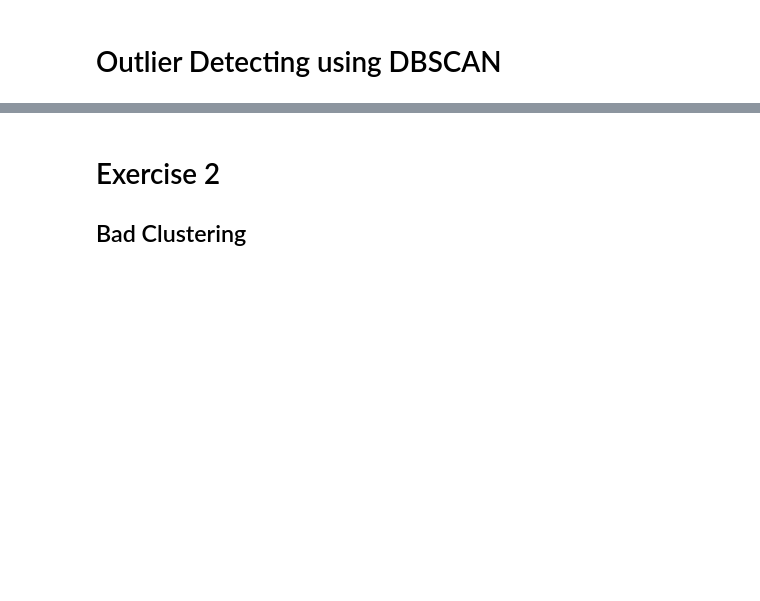
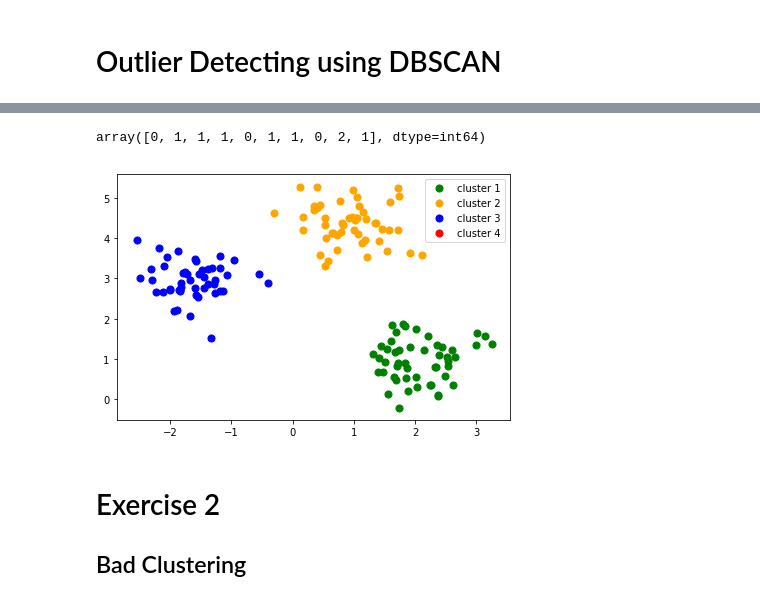
Before and after one commit to yejiiii/AI-Agent, a Jupyter notebook: Clustering/sklearn_Clustering_Exercise.ipynb, the cells around one changed output, grey strips where cells are left out. Drawn from its saved outputs; the diff is of its cells as text; code cells hidden in the pictures; blank space fills up the shorter version.

```diff
--- a/Clustering/sklearn_Clustering_Exercise.ipynb
+++ b/Clustering/sklearn_Clustering_Exercise.ipynb
@@ -210,3 +198,45 @@ plt.show()
+# %%
+db = DBSCAN(eps=0.7, min_samples=5,metric='euclidean')
+y_db = db.fit_predict(X)
+# %%
+y_db[:10]
+# %% [output]
+array([0, 1, 1, 1, 0, 1, 1, 0, 2, 1], dtype=int64)
+# %%
+plt.scatter(X[y_db == 0, 0],
+            X[y_db == 0, 1],
+            s=50,
+            c='green',
+            marker='o',
+            label='cluster 1')
+
+plt.scatter(X[y_db == 1, 0],
+            X[y_db == 1, 1],
+            s=50,
+            c='orange',
+            marker='o',
+            label='cluster 2')
+
+plt.scatter(X[y_db == 2, 0],
+            X[y_db == 2, 1],
+            s=50,
+            c='blue',
+            marker='o',
+            label='cluster 3')
+
+plt.scatter(X[y_db == 3, 0],
+            X[y_db == 3, 1],
+            s=50,
+            c='red',
+            marker='o',
+            label='cluster 4')
+
+plt.legend()
+plt.tight_layout()
+#plt.savefig('./figures/centroids.png', dpi=300)
+plt.show()
+# %% [output]
+[figure, added]
 # %% [markdown]
 # Exercise 2
 ## Bad Clustering
```
Also changed, not shown: parts of 5 cells of this notebook, 8 other files.
